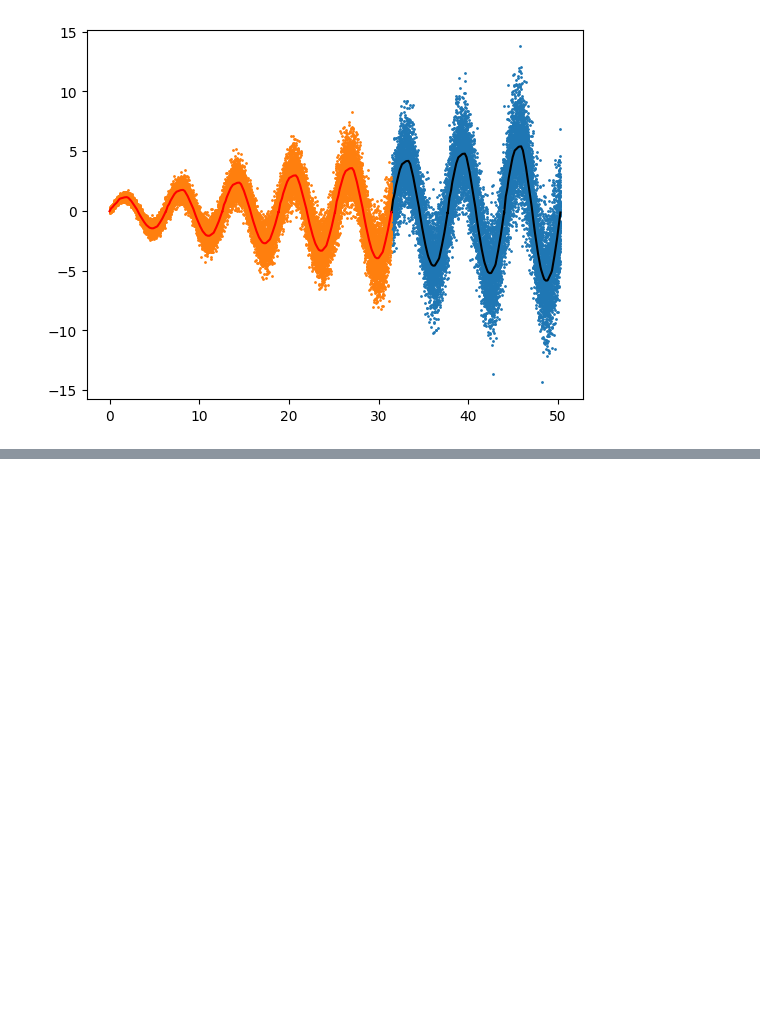
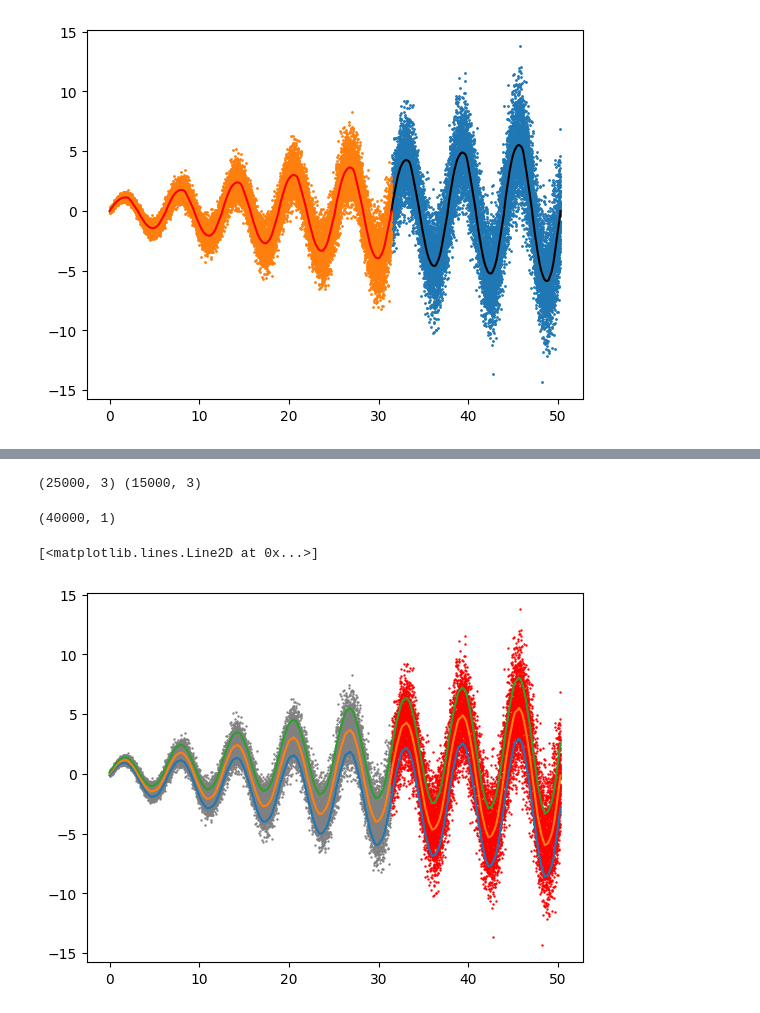
Before and after one commit to bs7280/pytorch-examples, a Jupyter notebook: notebooks/pytorch-exp-cycle-detector.ipynb, the cells around one changed output, grey strips where cells are left out. Cells and saved outputs as stored; diff of their text form; code cells hidden in the pictures; blank space fills up the shorter version.

Commit message:
added variance prediction to cycle detection model

```diff
--- a/notebooks/pytorch-exp-cycle-detector.ipynb
+++ b/notebooks/pytorch-exp-cycle-detector.ipynb
@@ -210,0 +224,7 @@ plt.show()
+# %%
+
+model = CycleOptimizerQuantile()
+print(model)
+
+
+optimizer = optim.Adam(model.parameters(), lr=0.01, weight_decay=0.00)
@@ -210,0 +279,32 @@ plt.show()
+# %%
+
+# Get model predictions
+with torch.no_grad():
+    mu_train, var_train = model(x_train)  # Get mean and variance predictions
+    mu_test, var_test = model(x_test)  # Get mean and variance predictions
+    std_train = torch.sqrt(var_train)  # Standard deviation
+    std_test = torch.sqrt(var_test)  # Standard deviation
+# %%
+import scipy
+
+dist_train = scipy.stats.norm(mu_train, scale=std_train).ppf(([0.1, 0.5, 0.9]))
+dist_test  = scipy.stats.norm(mu_test, scale=std_test).ppf(np.array([0.1, 0.5, 0.9]))
+print(dist_train.shape, dist_test.shape)
+dist_vals = np.concat([dist_train, dist_test], axis=0)
+y_low, y_mean, y_high = dist_vals[:,0], dist_vals[:,1], dist_vals[:,2]
+# %% [output]
+(25000, 3) (15000, 3)
+# %%
+X = np.concat([x_train, x_test], axis=0)
+X.shape
+# %% [output]
+(40000, 1)
+# %%
+plt.scatter(x_train, y_train, s=0.5, color='grey')
+plt.scatter(x_test, y_test, s=0.5, color='red')
+plt.plot(X, y_low)
+plt.plot(X, y_mean)
+plt.plot(X, y_high)
+# %% [output]
+[<matplotlib.lines.Line2D at 0x...>]
+[figure, added]
```
Also changed, not shown: parts of 7 cells of this notebook.
